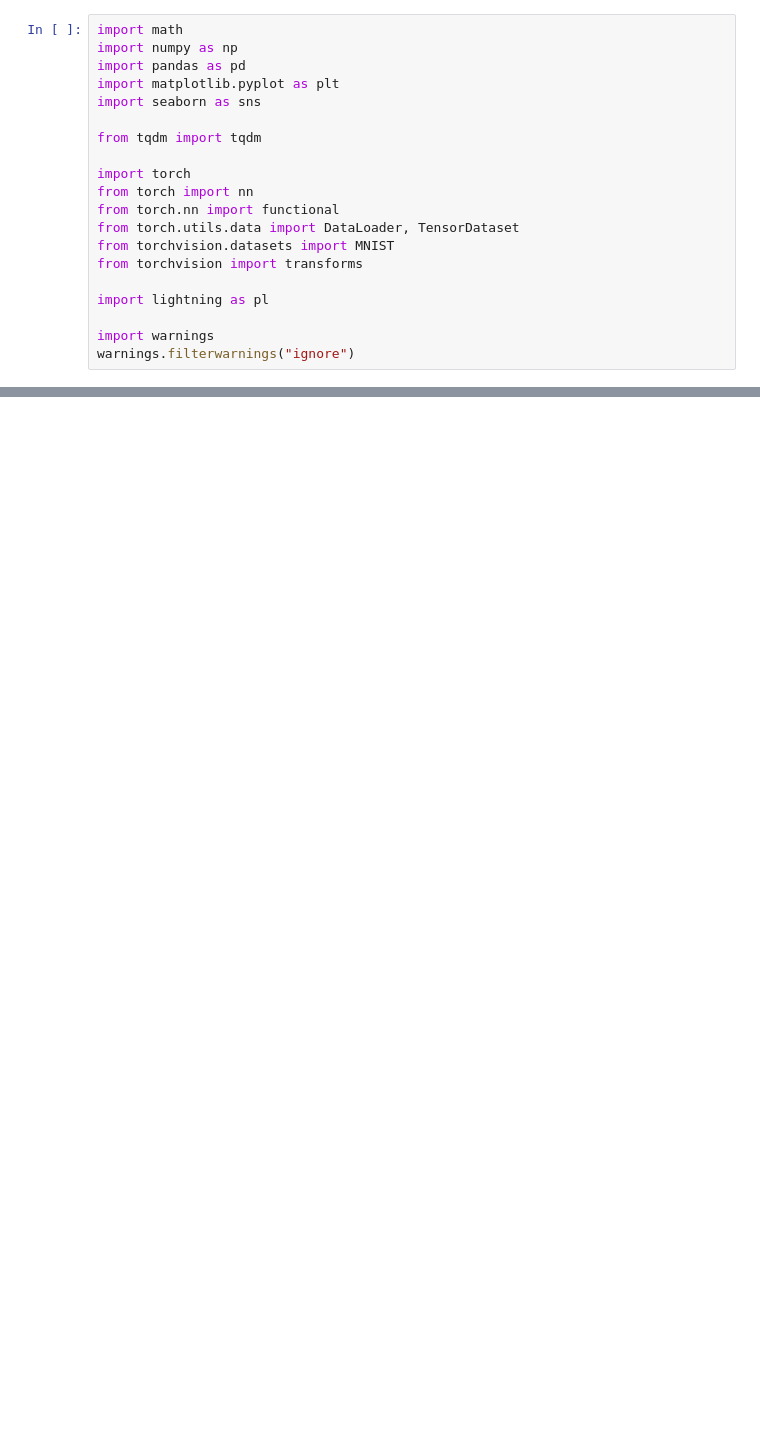
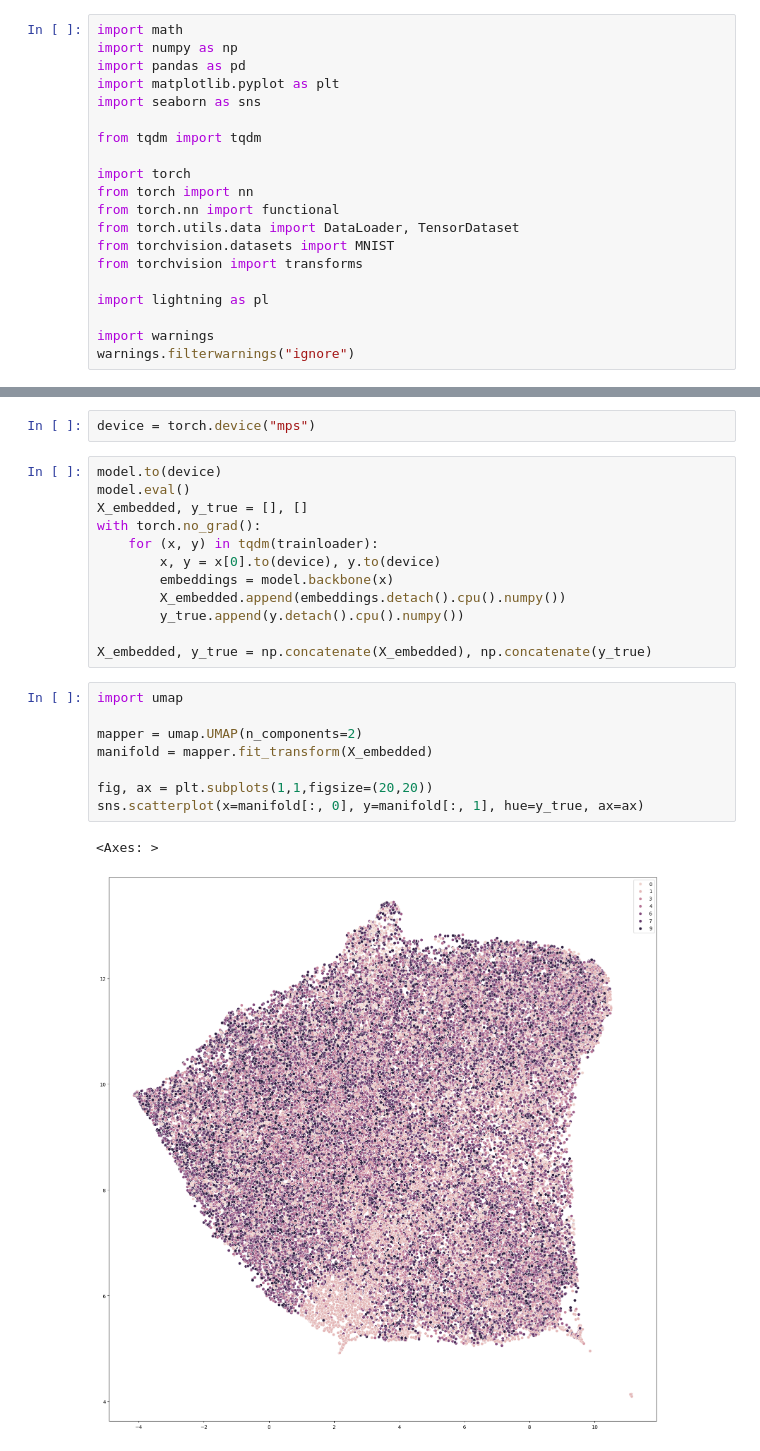
Before and after one commit to simenkristoff/ssl-project, a Jupyter notebook: balle.ipynb, the cells around one changed output, grey strips where cells are left out. Saved outputs shown, nothing was run; the diff lists cells and outputs as text; blank space fills up the shorter version.

```diff
--- a/balle.ipynb
+++ b/balle.ipynb
@@ -290,0 +163,25 @@ tensor([[[0., 0., 0.,  ..., 0., 0., 0.],
+# %%
+device = torch.device("mps")
+# %%
+model.to(device)
+model.eval()
+X_embedded, y_true = [], []
+with torch.no_grad():
+    for (x, y) in tqdm(trainloader):
+        x, y = x[0].to(device), y.to(device)
+        embeddings = model.backbone(x)
+        X_embedded.append(embeddings.detach().cpu().numpy())
+        y_true.append(y.detach().cpu().numpy())
+
+X_embedded, y_true = np.concatenate(X_embedded), np.concatenate(y_true)
+# %%
+import umap
+
+mapper = umap.UMAP(n_components=2)
+manifold = mapper.fit_transform(X_embedded)
+
+fig, ax = plt.subplots(1,1,figsize=(20,20))
+sns.scatterplot(x=manifold[:, 0], y=manifold[:, 1], hue=y_true, ax=ax)
+# %% [output]
+<Axes: >
+[figure, added]
```
Also changed, not shown: parts of 5 cells of this notebook, 1 other file.
